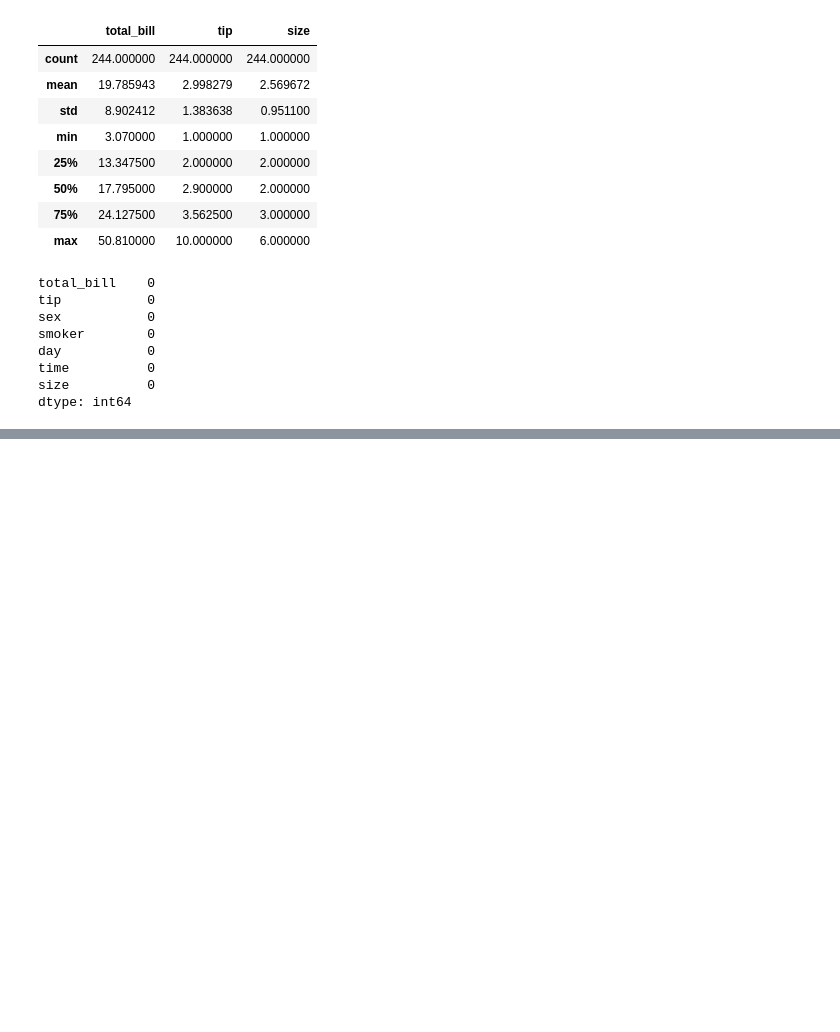
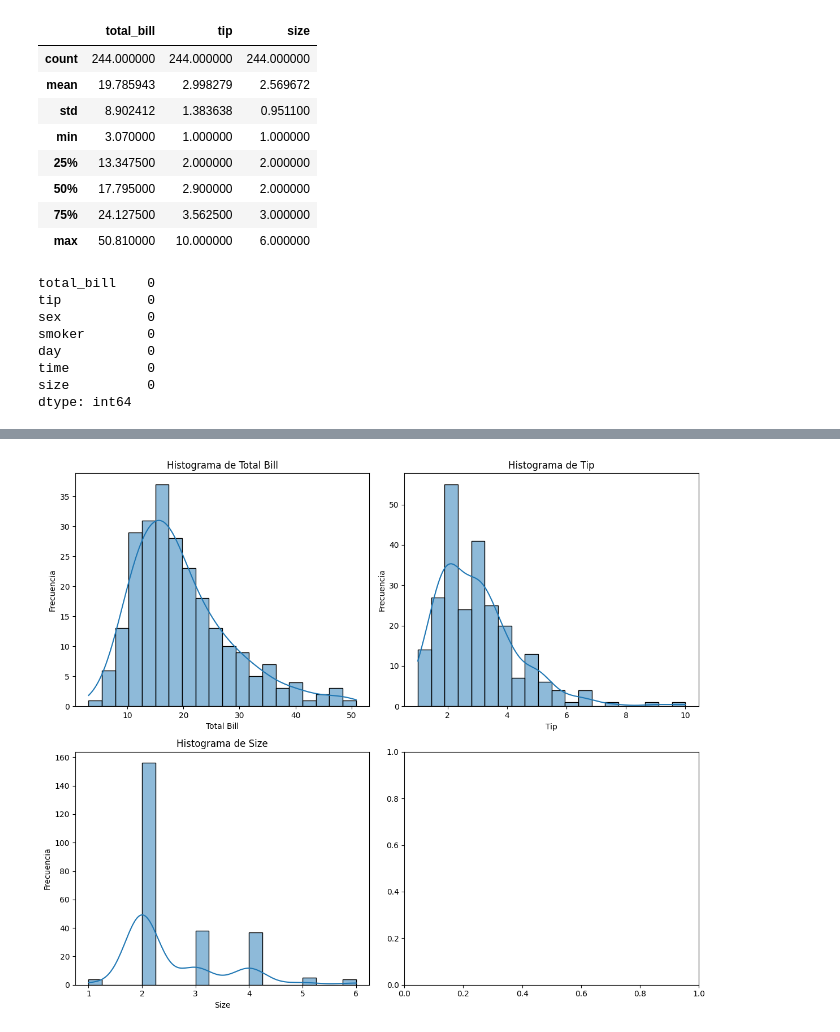
Before and after one commit to DanyHidalgo/Tarea-1---EML, a Jupyter notebook: Tarea1.3.ipynb, the cells around one changed output, grey strips where cells are left out. Drawn from its saved outputs; the diff is of its cells as text; code cells hidden in the pictures; blank space fills up the shorter version.

```diff
--- a/Tarea1.3.ipynb
+++ b/Tarea1.3.ipynb
@@ -81,0 +117,27 @@ dtype: int64
+# %%
+# Histogramas por variables númericas
+
+fig, axes = plt.subplots(2, 2, figsize=(12, 10))
+
+## total bill
+sns.histplot(df['total_bill'], bins=20, kde=True, ax=axes[0, 0])
+axes[0, 0].set_title('Histograma de Total Bill')
+axes[0, 0].set_xlabel('Total Bill')
+axes[0, 0].set_ylabel('Frecuencia')
+
+## tip
+sns.histplot(df['tip'], bins=20, kde=True, ax=axes[0, 1])
+axes[0, 1].set_title('Histograma de Tip')
+axes[0, 1].set_xlabel('Tip')
+axes[0, 1].set_ylabel('Frecuencia')
+
+## size
+sns.histplot(df['size'], bins=20, kde=True, ax=axes[1, 0])
+axes[1, 0].set_title('Histograma de Size')
+axes[1, 0].set_xlabel('Size')
+axes[1, 0].set_ylabel('Frecuencia')
+
+plt.tight_layout()
+plt.show()
+# %% [output]
+[figure, added]
```
Also changed, not shown: parts of 15 cells of this notebook.
